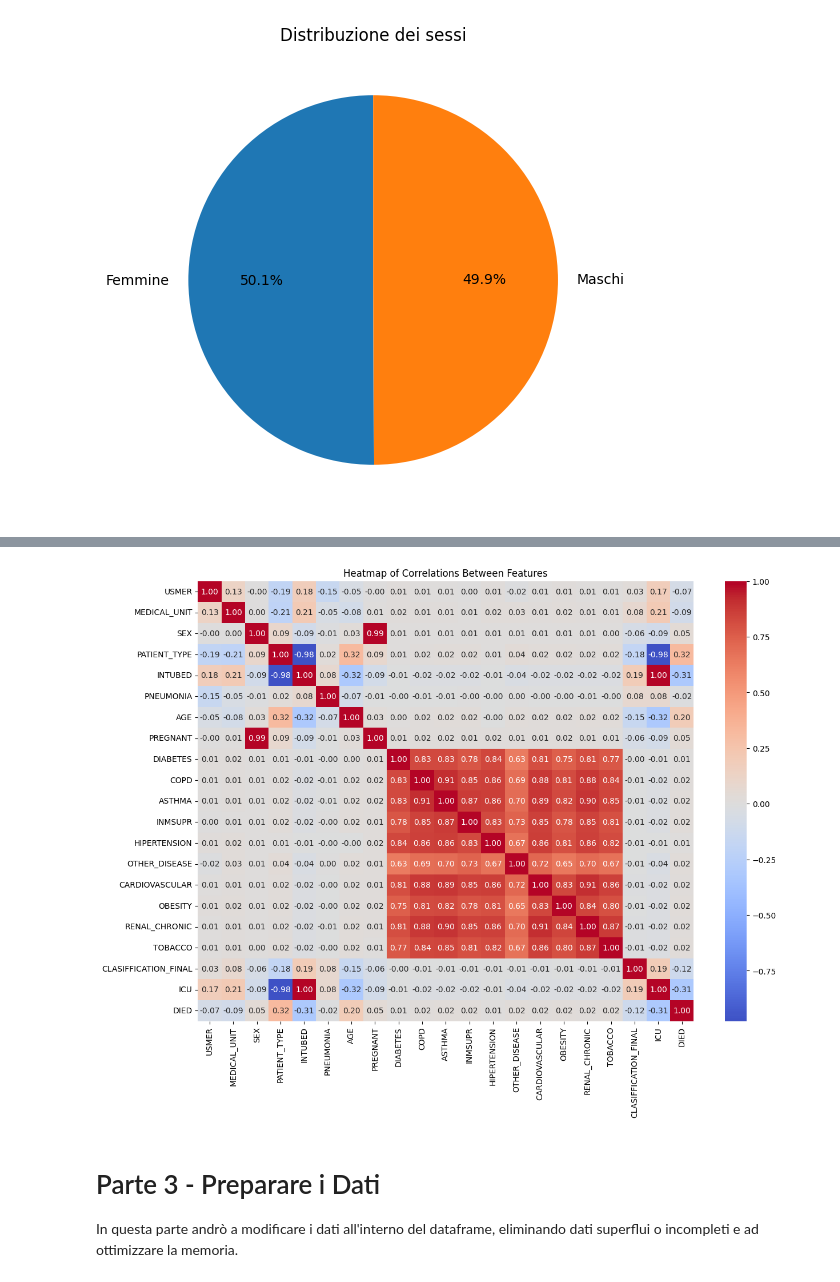
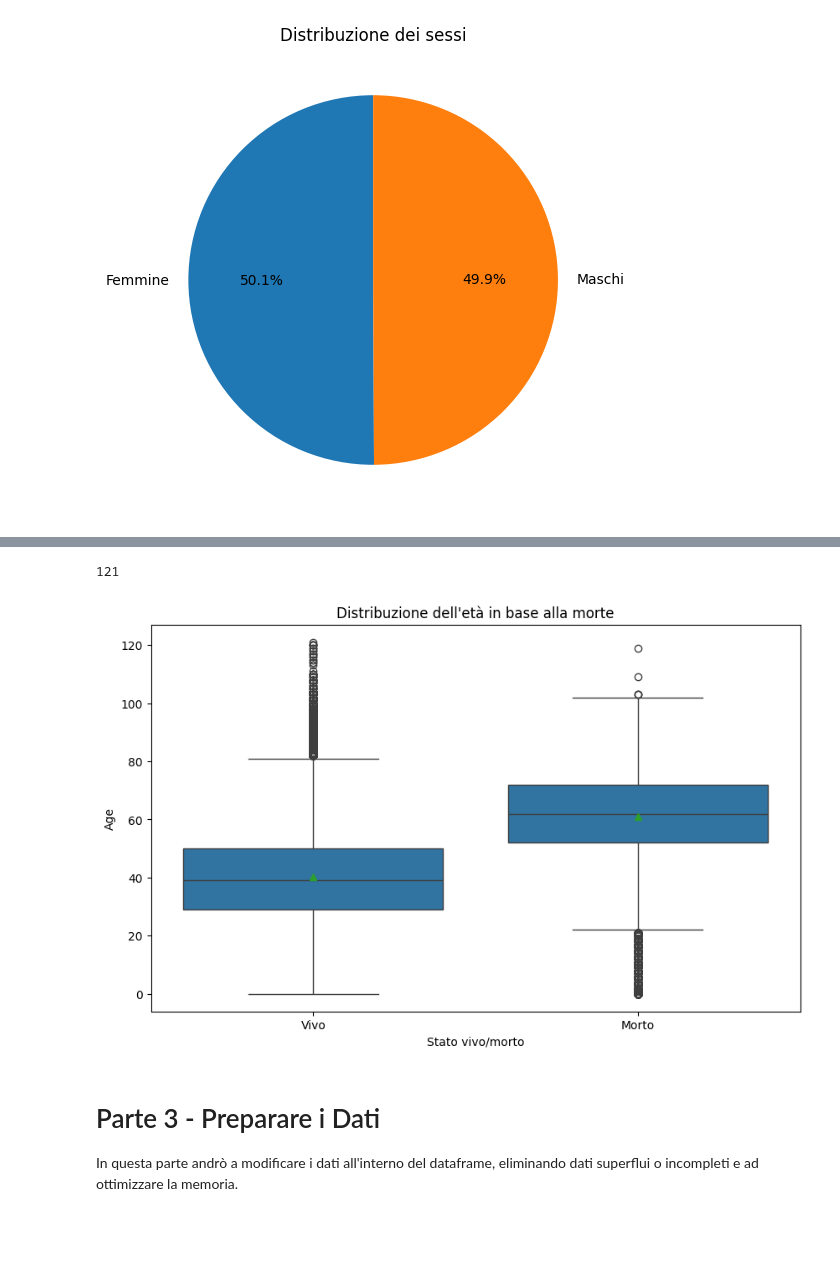
Before and after one commit to IGieckI/Covid19-Patient-Risk-Predictor, a Jupyter notebook: Covid19 Patient Risk Predictor.ipynb, the cells around one changed output, grey strips where cells are left out. Saved outputs shown, nothing was run; the diff lists cells and outputs as text; code cells hidden in the pictures; blank space fills up the shorter version.

```diff
--- a/Covid19 Patient Risk Predictor.ipynb
+++ b/Covid19 Patient Risk Predictor.ipynb
@@ -178,12 +164,26 @@ plt.show()
-# %%
-# Heatmap delle correlazioni tra le features
-plt.figure(figsize=(14, 10))
-correlation_matrix = data.drop(columns=['DATE_DIED']).corr()
-sns.heatmap(correlation_matrix, annot=True, cmap='coolwarm', center=0, fmt=".2f")
-plt.title('Heatmap delle correlazioni tra le features')
-plt.show()
-# %% [output]
-[figure, removed]
+# %%
+data = pd.read_csv("Covid Data.csv")
+# %%
+death_distr = data[["DATE_DIED", "AGE"]].copy()
+
+# Converto la colonna DATE_DIED in un formato datetime per poterla utilizzare nel grafico !!!
+death_distr.loc[death_distr.DATE_DIED != '9999-99-99', 'DATE_DIED'] = 'Morto'
+death_distr.loc[death_distr.DATE_DIED == '9999-99-99', 'DATE_DIED'] = 'Vivo'
+
+print(death_distr.loc[death_distr.DATE_DIED == 'Vivo'].AGE.max())
+#print(death_distr.head())
+
+# Boxplot per l'età in base alla morte
+plt.figure(figsize=(10, 6))
+death_distr = death_distr.sample(frac=1)
+sns.boxplot(x='DATE_DIED', y='AGE', data=death_distr, showmeans=True)
+plt.title('Distribuzione dell\'età in base alla morte')
+plt.xlabel('Stato vivo/morto')
+plt.ylabel('Age')
+plt.show()
+# %% [output]
+121
+[figure, added]
 # %% [markdown]
 # Parte 3 - Preparare i Dati
 In questa parte andrò a modificare i dati all'interno del dataframe, eliminando dati superflui o incompleti e ad ottimizzare la memoria.
```
Also changed, not shown: parts of 15 cells of this notebook.
